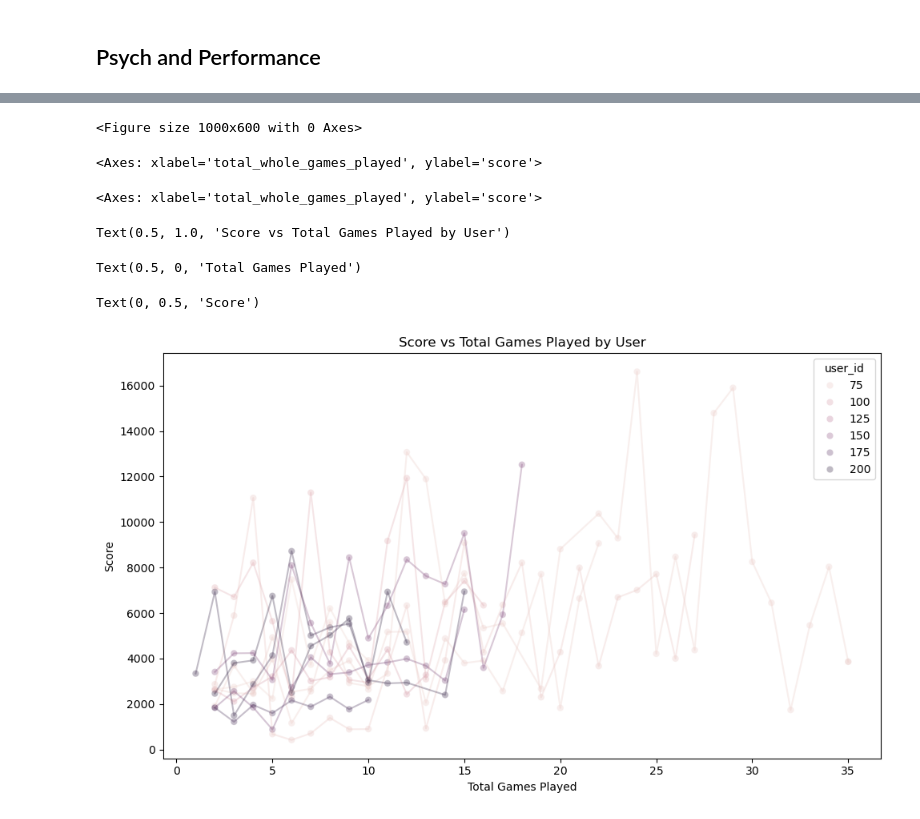
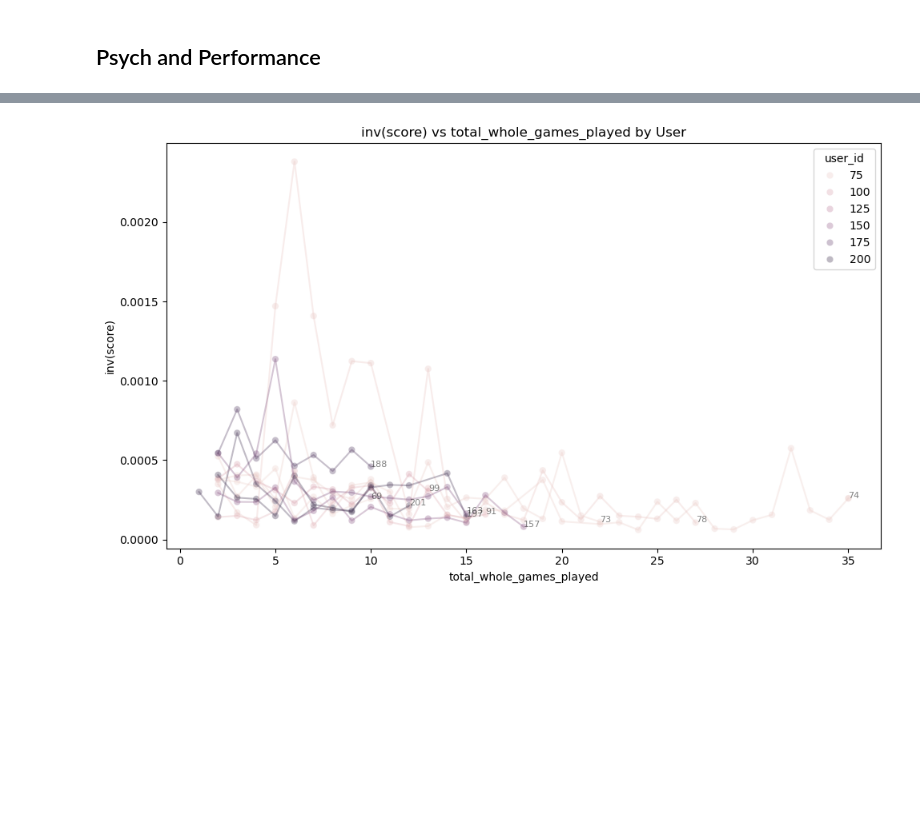
Before and after one commit to PipaFlores/encoder-pacman, a Jupyter notebook: EDA/EDA.ipynb, the cells around one changed output, grey strips where cells are left out. Saved outputs shown, nothing was run; the diff lists cells and outputs as text; code cells hidden in the pictures; blank space fills up the shorter version.

```diff
--- a/EDA/EDA.ipynb
+++ b/EDA/EDA.ipynb
@@ -353,35 +322,40 @@ perf_psych_df
 # %%
 import seaborn as sns
 import matplotlib.pyplot as plt
 
+x = "total_whole_games_played"
+y = "inv(score)"
 
 plt.figure(figsize=(10,6))
 
 sns.scatterplot(data=perf_psych_df,
-                x='total_whole_games_played',
-                y='score',
-
+                x=x,
+                y=y,
                 hue='user_id',
                 alpha=0.31)
+
+# Add user_id labels to each point
+for user_id in perf_psych_df['user_id'].unique():
+    user_data = perf_psych_df[perf_psych_df['user_id'] == user_id]
+    last_row = user_data.iloc[-1]  # Get the last row for each user
+    plt.annotate(str(int(user_id)),
+                (last_row[x], last_row[y]),  # Fixed x,y order to match scatterplot
+                fontsize=8,
+                alpha=0.5)
+
 sns.lineplot(data=perf_psych_df,
-             x='total_whole_games_played',
-             y='score',
+             x=x,
+             y=y,
              hue='user_id',
              alpha=0.3,
              legend=False)
 
-plt.title('Score vs Total Games Played by User')
-plt.xlabel('Total Games Played')
-plt.ylabel('Score')
+plt.title(f'{y} vs {x} by User')
+plt.xlabel(f'{x}')
+plt.ylabel(f'{y}')
 
 
 plt.tight_layout()
 plt.show()
 # %% [output]
-<Figure size 1000x600 with 0 Axes>
-<Axes: xlabel='total_whole_games_played', ylabel='score'>
-<Axes: xlabel='total_whole_games_played', ylabel='score'>
-Text(0.5, 1.0, 'Score vs Total Games Played by User')
-Text(0.5, 0, 'Total Games Played')
-Text(0, 0.5, 'Score')
-[figure, old version]
+[figure, new version]
```
Also changed, not shown: parts of 17 cells of this notebook.
